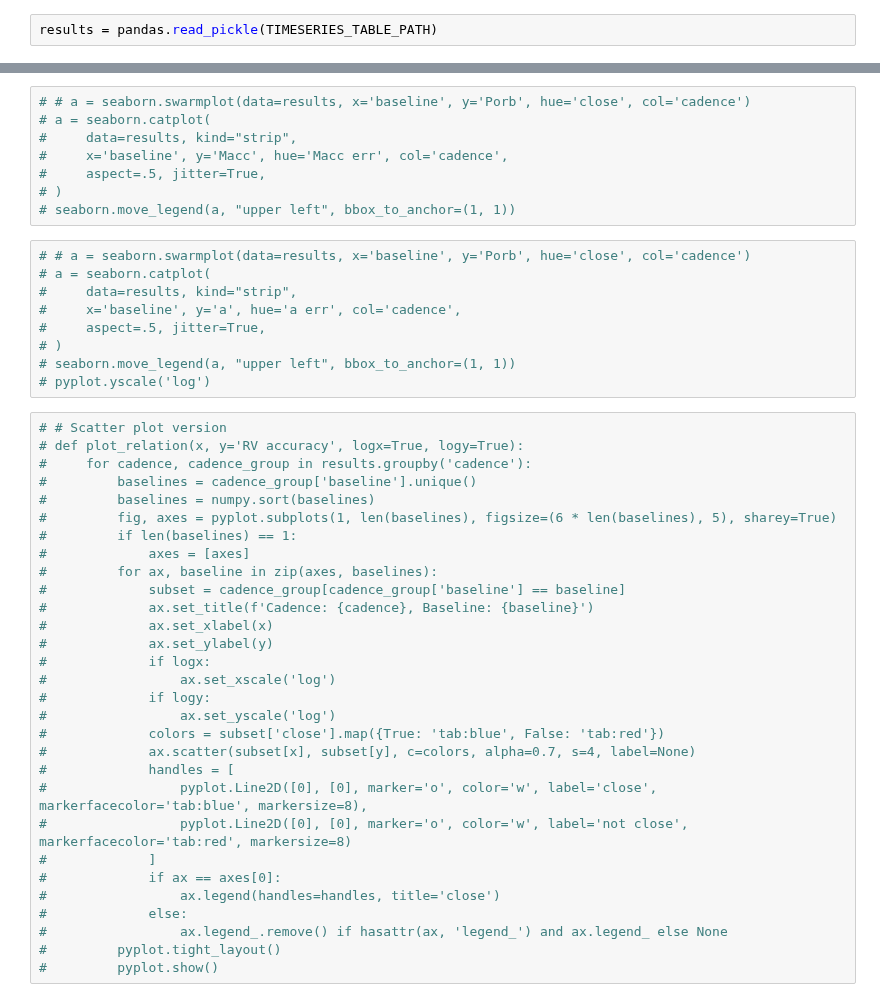
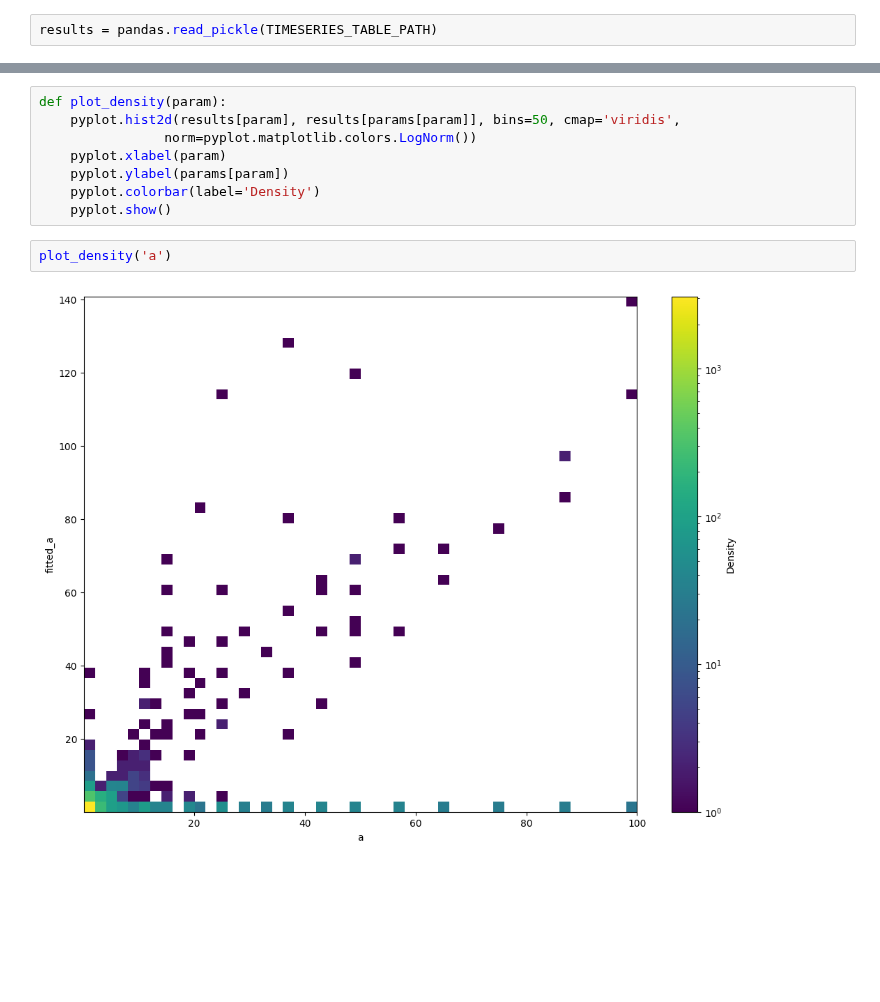
Before and after one commit to adammcmaster/self_lensing_radial_velocity, a Jupyter notebook: src/plot_fitted_timeseries_results.ipynb, the cells around one changed output, grey strips where cells are left out. Cells and saved outputs as stored; diff of their text form; blank space fills up the shorter version.

```diff
--- a/src/plot_fitted_timeseries_results.ipynb
+++ b/src/plot_fitted_timeseries_results.ipynb
@@ -70,47 +45,12 @@ pyplot.scatter(results['tau_eff'], results['fitted_tau_eff'])
-# %%
-# # a = seaborn.swarmplot(data=results, x='baseline', y='Porb', hue='close', col='cadence')
-# a = seaborn.catplot(
-#     data=results, kind="strip",
-#     x='baseline', y='Macc', hue='Macc err', col='cadence',
-#     aspect=.5, jitter=True,
-# )
-# seaborn.move_legend(a, "upper left", bbox_to_anchor=(1, 1))
-# %%
-# # a = seaborn.swarmplot(data=results, x='baseline', y='Porb', hue='close', col='cadence')
-# a = seaborn.catplot(
-#     data=results, kind="strip",
-#     x='baseline', y='a', hue='a err', col='cadence',
-#     aspect=.5, jitter=True,
-# )
-# seaborn.move_legend(a, "upper left", bbox_to_anchor=(1, 1))
-# pyplot.yscale('log')
-# %%
-# # Scatter plot version
-# def plot_relation(x, y='RV accuracy', logx=True, logy=True):
-#     for cadence, cadence_group in results.groupby('cadence'):
-#         baselines = cadence_group['baseline'].unique()
-#         baselines = numpy.sort(baselines)
-#         fig, axes = pyplot.subplots(1, len(baselines), figsize=(6 * len(baselines), 5), sharey=True)
-#         if len(baselines) == 1:
-#             axes = [axes]
-#         for ax, baseline in zip(axes, baselines):
-#             subset = cadence_group[cadence_group['baseline'] == baseline]
-#             ax.set_title(f'Cadence: {cadence}, Baseline: {baseline}')
-#             ax.set_xlabel(x)
-#             ax.set_ylabel(y)
-#             if logx:
-#                 ax.set_xscale('log')
-#             if logy:
-#                 ax.set_yscale('log')
-#             colors = subset['close'].map({True: 'tab:blue', False: 'tab:red'})
-#             ax.scatter(subset[x], subset[y], c=colors, alpha=0.7, s=4, label=None)
-#             handles = [
-#                 pyplot.Line2D([0], [0], marker='o', color='w', label='close', markerfacecolor='tab:blue', markersize=8),
-#                 pyplot.Line2D([0], [0], marker='o', color='w', label='not close', markerfacecolor='tab:red', markersize=8)
-#             ]
-#             if ax == axes[0]:
-#                 ax.legend(handles=handles, title='close')
-#             else:
-#                 ax.legend_.remove() if hasattr(ax, 'legend_') and ax.legend_ else None
-#         pyplot.tight_layout()
-#         pyplot.show()
+# %%
+def plot_density(param):
+    pyplot.hist2d(results[param], results[params[param]], bins=50, cmap='viridis',
+                norm=pyplot.matplotlib.colors.LogNorm())
+    pyplot.xlabel(param)
+    pyplot.ylabel(params[param])
+    pyplot.colorbar(label='Density')
+    pyplot.show()
+# %%
+plot_density('a')
+# %% [output]
+[figure, added]
```
Also changed, not shown: parts of 16 cells of this notebook, 2 other files.
